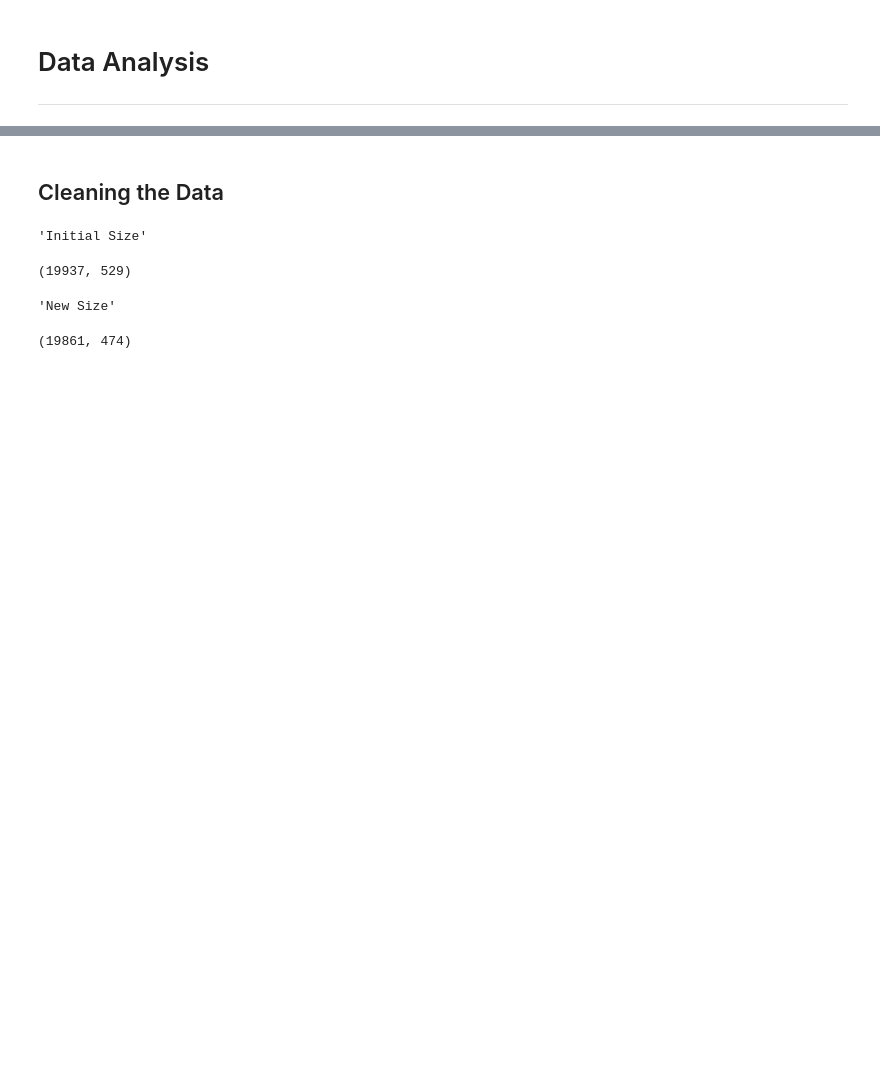
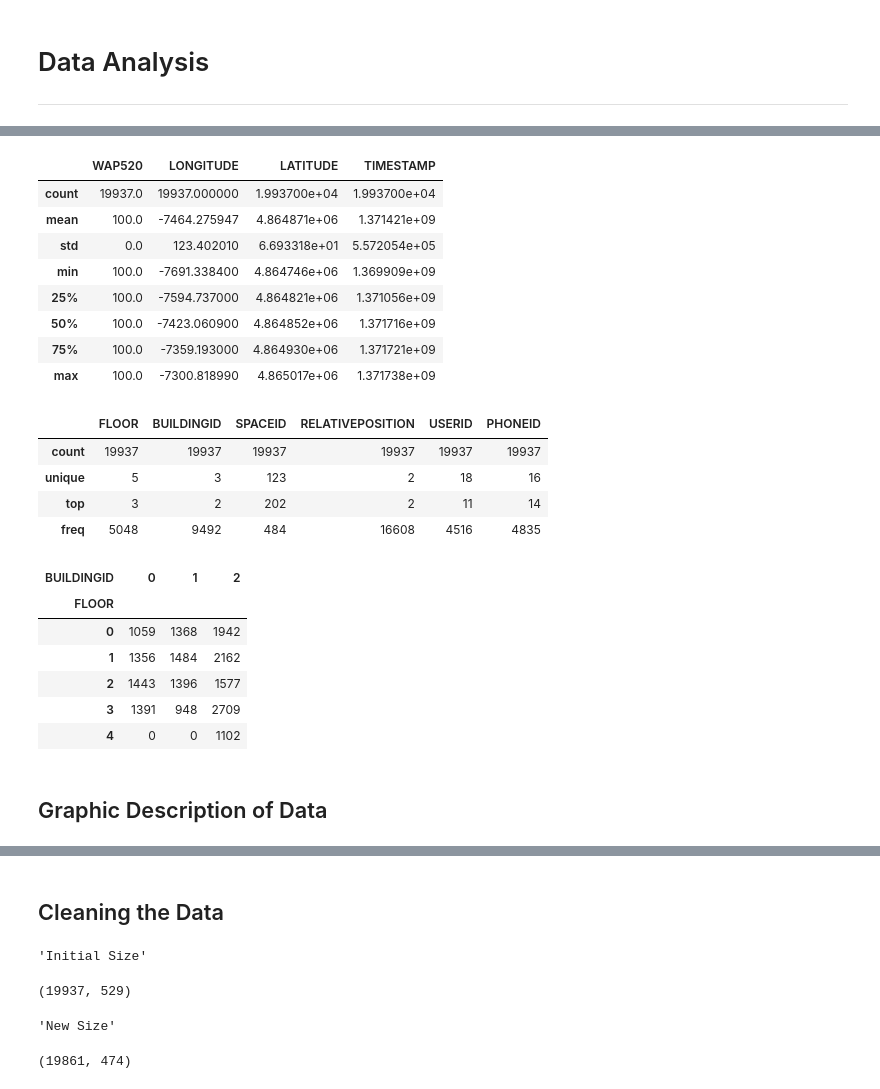
Before and after one commit to ohuarcaya/HyperparameterSearch, a Jupyter notebook: mhSearch/Data Analysis.ipynb, the cells around one changed output, grey strips where cells are left out. Drawn from its saved outputs; the diff is of its cells as text; code cells hidden in the pictures; blank space fills up the shorter version.

Commit message:
data description

```diff
--- a/mhSearch/Data Analysis.ipynb
+++ b/mhSearch/Data Analysis.ipynb
@@ -91,3 +49,39 @@ pd.crosstab(dfTrain.FLOOR, dfTrain.BUILDINGID)
+# %%
+dfTrain.FLOOR = dfTrain.FLOOR.apply(str)
+dfTrain.BUILDINGID = dfTrain.BUILDINGID.apply(str)
+dfTrain.SPACEID = dfTrain.SPACEID.apply(str)
+dfTrain.RELATIVEPOSITION = dfTrain.RELATIVEPOSITION.apply(str)
+dfTrain.USERID = dfTrain.USERID.apply(str)
+dfTrain.PHONEID = dfTrain.PHONEID.apply(str)
+# Colums Data Description
+display(dfTrain[dfTrain.columns.values[519:]].describe(include=['int64', 'float']))
+display(dfTrain[dfTrain.columns.values[519:]].describe(include=['object']))
+# Building vs Floor Distribution of Data
+display(pd.crosstab(dfTrain.FLOOR, dfTrain.BUILDINGID))
+# %% [output]
+|  | WAP520 | LONGITUDE | LATITUDE | TIMESTAMP |
+| count | 19937.0 | 19937.000000 | 1.993700e+04 | 1.993700e+04 |
+| mean | 100.0 | -7464.275947 | 4.864871e+06 | 1.371421e+09 |
+| std | 0.0 | 123.402010 | 6.693318e+01 | 5.572054e+05 |
+| min | 100.0 | -7691.338400 | 4.864746e+06 | 1.369909e+09 |
+| 25% | 100.0 | -7594.737000 | 4.864821e+06 | 1.371056e+09 |
+| 50% | 100.0 | -7423.060900 | 4.864852e+06 | 1.371716e+09 |
+| 75% | 100.0 | -7359.193000 | 4.864930e+06 | 1.371721e+09 |
+| max | 100.0 | -7300.818990 | 4.865017e+06 | 1.371738e+09 |
+|  | FLOOR | BUILDINGID | SPACEID | RELATIVEPOSITION | USERID | PHONEID |
+| count | 19937 | 19937 | 19937 | 19937 | 19937 | 19937 |
+| unique | 5 | 3 | 123 | 2 | 18 | 16 |
+| top | 3 | 2 | 202 | 2 | 11 | 14 |
+| freq | 5048 | 9492 | 484 | 16608 | 4516 | 4835 |
+| BUILDINGID | 0 | 1 | 2 |
+| FLOOR |  |  |  |
+| 0 | 1059 | 1368 | 1942 |
+| 1 | 1356 | 1484 | 2162 |
+| 2 | 1443 | 1396 | 1577 |
+| 3 | 1391 | 948 | 2709 |
+| 4 | 0 | 0 | 1102 |
+# %% [markdown]
+## Graphic Description of Data
 # %%
 %matplotlib notebook
 gbTrain.graphicMap2D(filename="buildingsMap2d",  x = "LONGITUDE", y="LATITUDE", hue="BUILDINGID")
```
Also changed, not shown: parts of 8 cells of this notebook, 5 other files.
